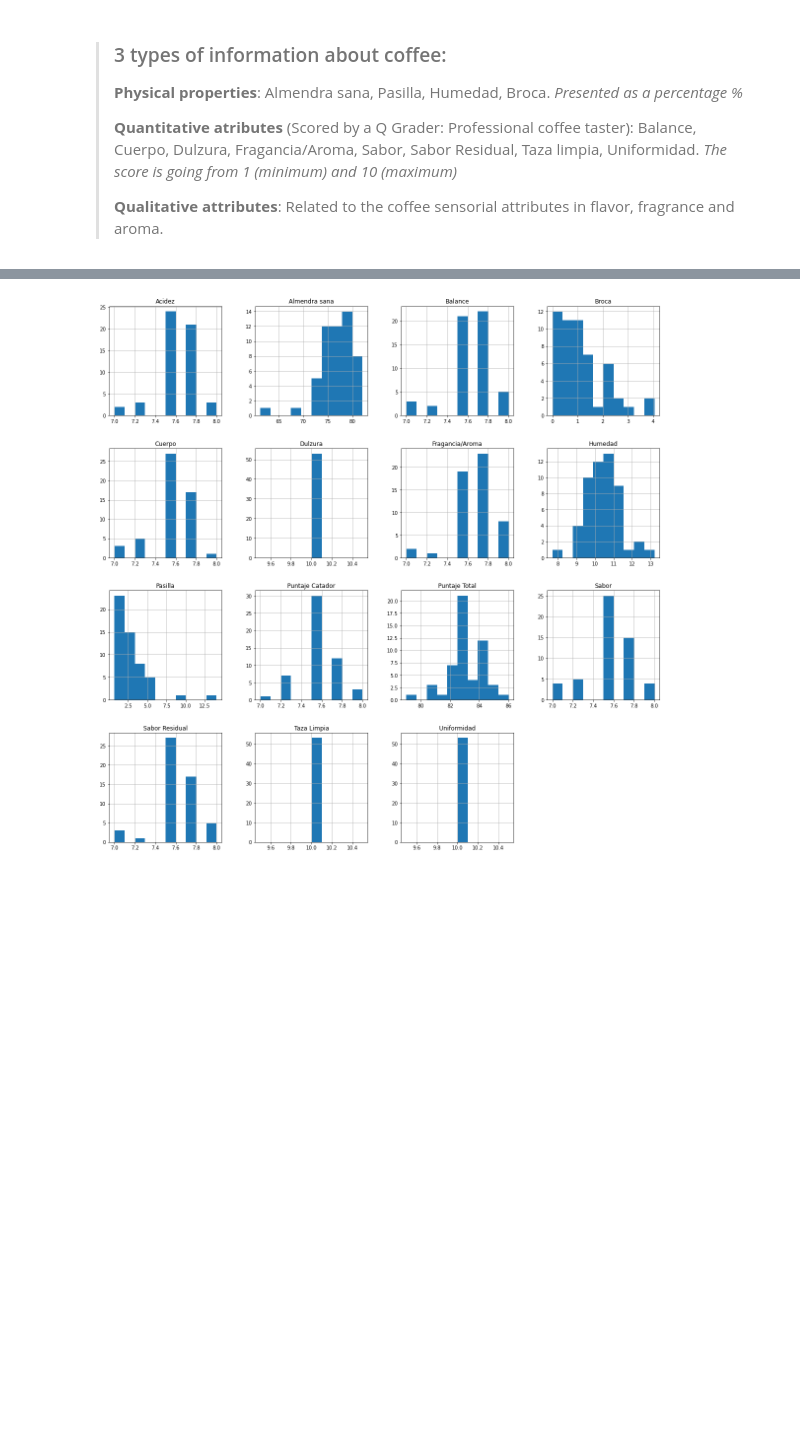
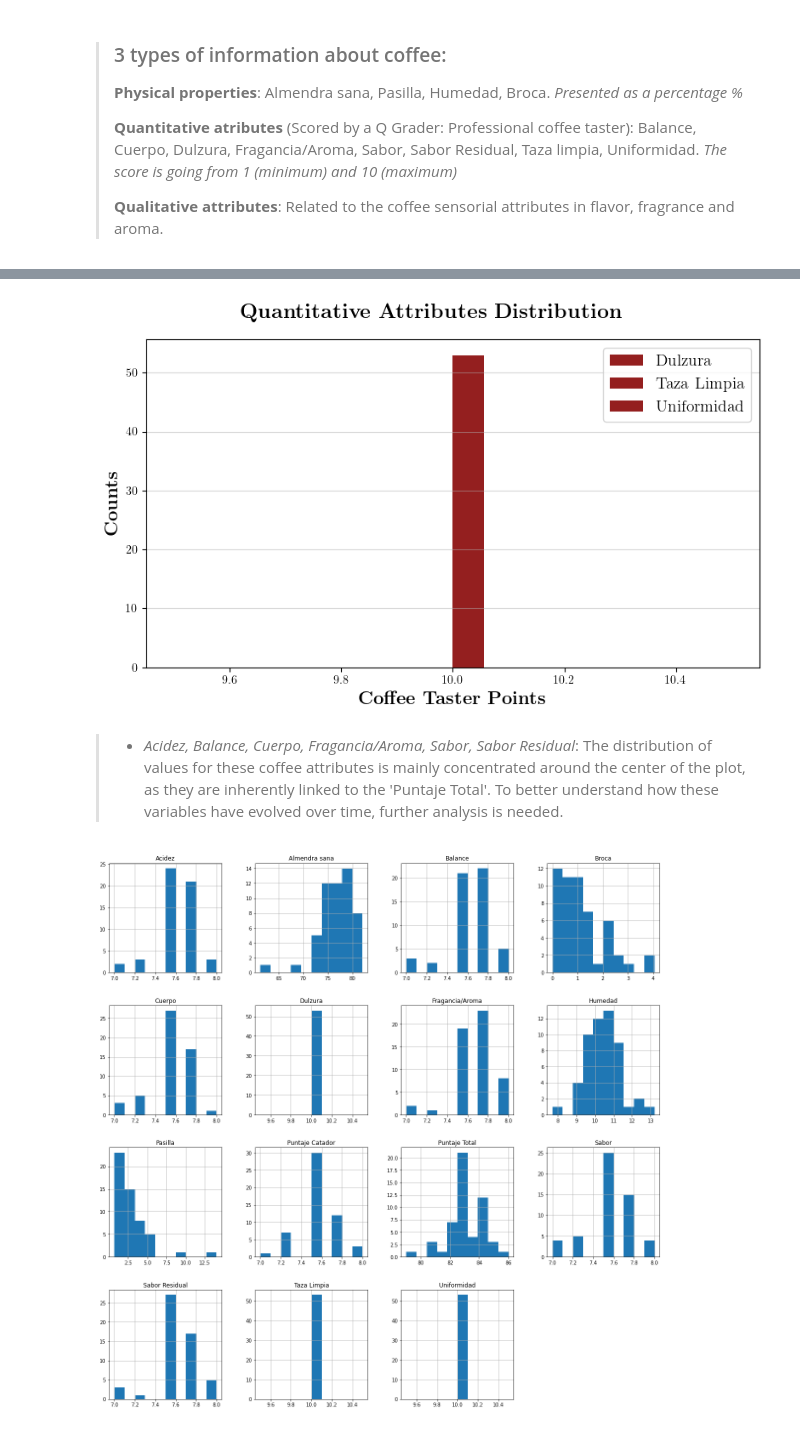
Before and after one commit to SRam3/Coffee_flavors_analyzer, a Jupyter notebook: notebooks/data_analysis.ipynb, the cells around one changed output, grey strips where cells are left out. Drawn from its saved outputs; the diff is of its cells as text; code cells hidden in the pictures; blank space fills up the shorter version.

```diff
--- a/notebooks/data_analysis.ipynb
+++ b/notebooks/data_analysis.ipynb
@@ -71,3 +118,22 @@ coffee_data.describe()
+# %%
+fig, axs = plt.subplots(1, 1, figsize=(8, 5))
+
+cols_to_plot = ["Dulzura", "Taza Limpia", "Uniformidad"]
+for col in cols_to_plot:
+    axs.hist(coffee_data[col], bins=18, color="#941F1F", label=col)
+
+axs.set_xlabel(r"\textbf{Coffee Taster Points}", fontsize=16)
+axs.set_ylabel(r"\textbf{Counts}", fontsize=16)
+axs.tick_params(axis="both", labelsize=10)
+axs.grid(axis="y", alpha=0.5)
+axs.legend(fontsize=14, loc="upper right")
+fig.suptitle(r"\textbf{Quantitative Attributes Distribution}", fontsize=18, fontweight="bold")
+plt.tight_layout()
+plt.show()
+# %% [output]
+[figure, added]
+# %% [markdown]
+> - *Acidez, Balance, Cuerpo, Fragancia/Aroma, Sabor, Sabor Residual*: The distribution of values for these coffee attributes is mainly concentrated around the center of the plot, as they are inherently linked to the 'Puntaje Total'. To better understand how these variables have evolved over time, further analysis is needed.
 # %%
 coffee_data.drop("ID", axis=1, inplace=True)
 coffee_data.sort_values("Fecha", inplace=True)
```
Also changed, not shown: parts of 6 cells of this notebook.
